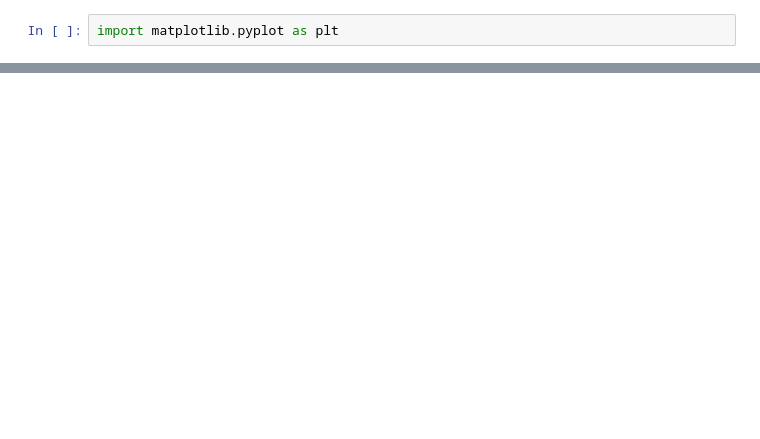
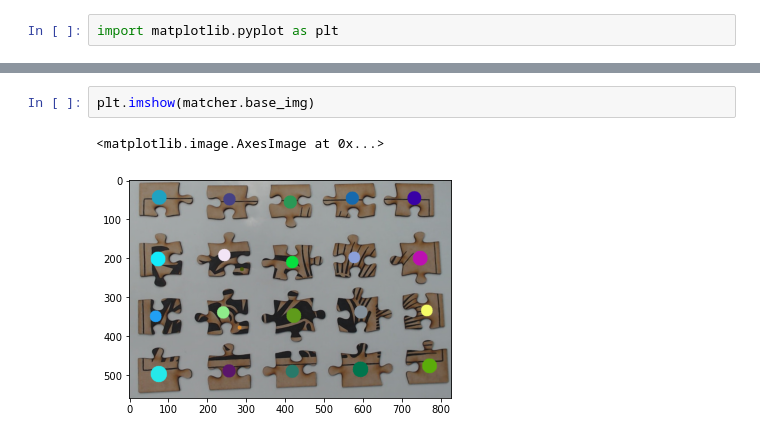
Before and after one commit to ME-134/PuzzleBot, a Jupyter notebook: scripts/Vision Integration.ipynb, the cells around one changed output, grey strips where cells are left out. Drawn from its saved outputs; the diff is of its cells as text; blank space fills up the shorter version.

```diff
--- a/scripts/Vision Integration.ipynb
+++ b/scripts/Vision Integration.ipynb
@@ -268,0 +296,5 @@ VisionMatcher('C:/Code/CS134/HW1/vision/done_exploded2.jpg')
+# %%
+plt.imshow(matcher.base_img)
+# %% [output]
+<matplotlib.image.AxesImage at 0x...>
+[figure, added]
```
Also changed, not shown: parts of 6 cells of this notebook, 1 other file.
